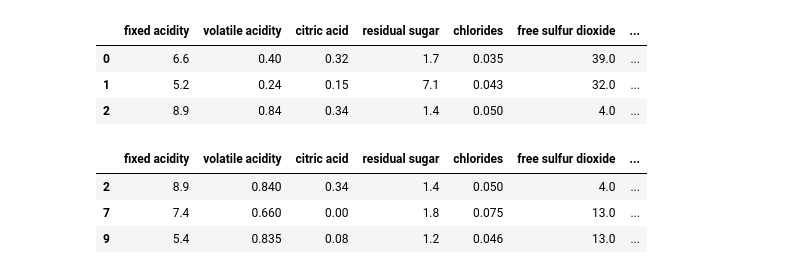
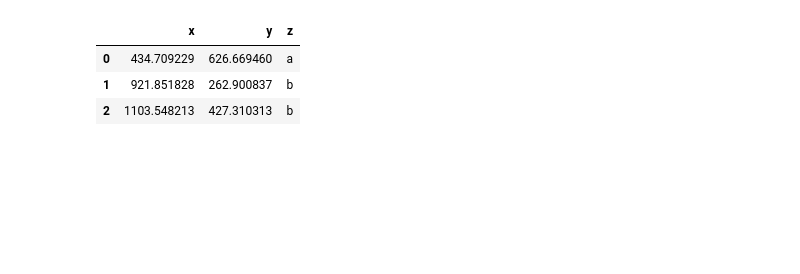
Before and after one commit to rasuldeb25/dev, a Jupyter notebook: sklearn_freeCodeAcademy/calmCode/3rd_tutorial.ipynb, the cells around one changed output. Cells and saved outputs as stored; diff of their text form; code cells hidden in the pictures; blank space fills up the shorter version.

Commit message:
6th_tutorial:calm_code

```diff
--- a/sklearn_freeCodeAcademy/calmCode/3rd_tutorial.ipynb
+++ b/sklearn_freeCodeAcademy/calmCode/3rd_tutorial.ipynb
@@ -22,16 +34,11 @@ df.to_csv("drawndata1.csv", index=False)
 # %%
-df = pd.read_csv("C:/dev/sklearn_freeCodeAcademy/calmCode/01-wine-quality.csv")
+df = pd.read_csv("drawndata1.csv")
 df.head(3)
 # %% [output]
-|  | fixed acidity | volatile acidity | citric acid | residual sugar | chlorides | free sulfur dioxide | ... |
-| 0 | 6.6 | 0.40 | 0.32 | 1.7 | 0.035 | 39.0 | ... |
-| 1 | 5.2 | 0.24 | 0.15 | 7.1 | 0.043 | 32.0 | ... |
-| 2 | 8.9 | 0.84 | 0.34 | 1.4 | 0.050 | 4.0 | ... |
+|  | x | y | z |
+| 0 | 434.709229 | 626.669460 | a |
+| 1 | 921.851828 | 262.900837 | b |
+| 2 | 1103.548213 | 427.310313 | b |
 # %%
-red = df[df['type'] == 'red']
-red.head(3)
+X = df[["x", "y"]].values
+Y = df["z"] == "a"
-# %% [output]
-|  | fixed acidity | volatile acidity | citric acid | residual sugar | chlorides | free sulfur dioxide | ... |
-| 2 | 8.9 | 0.840 | 0.34 | 1.4 | 0.050 | 4.0 | ... |
-| 7 | 7.4 | 0.660 | 0.00 | 1.8 | 0.075 | 13.0 | ... |
-| 9 | 5.4 | 0.835 | 0.08 | 1.2 | 0.046 | 13.0 | ... |
```
Also changed, not shown: parts of 10 cells of this notebook, 3 other files.
